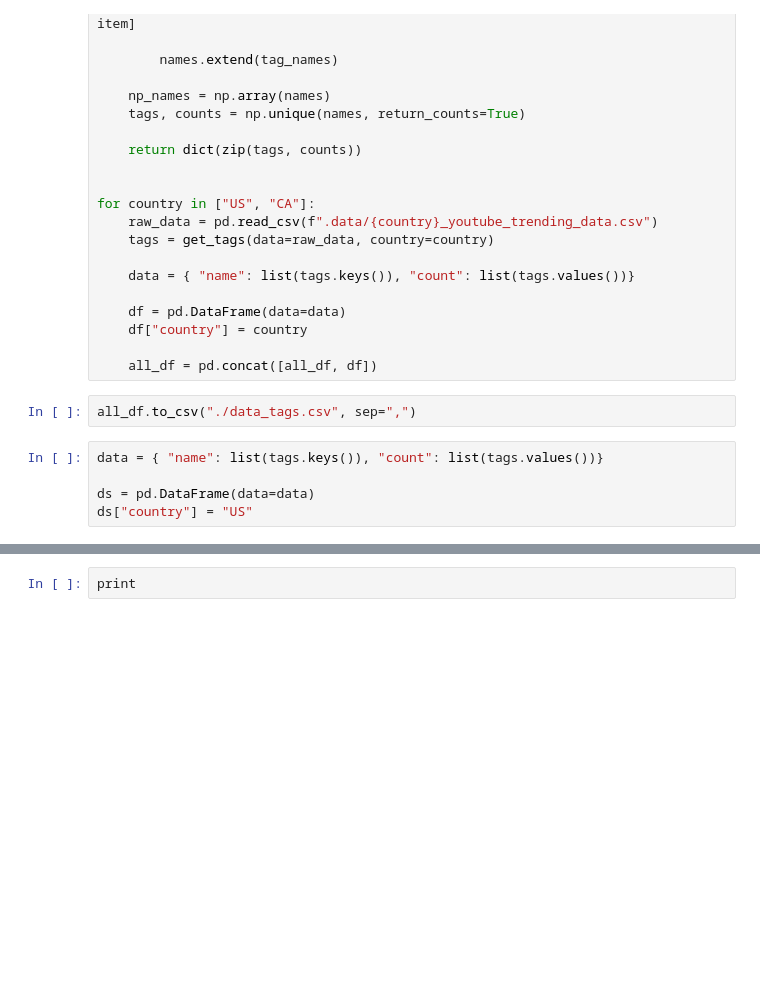
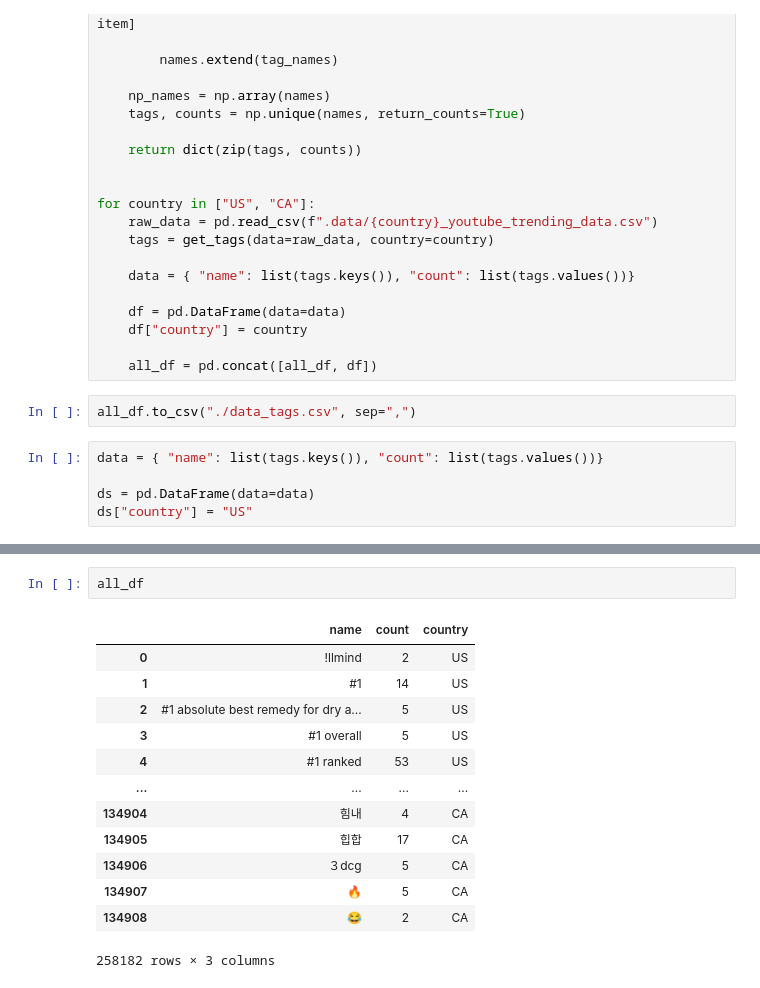
Before and after one commit to sajalshres/youtube-trends, a Jupyter notebook: etl/notebook.ipynb, the cells around one changed output, grey strips where cells are left out. Drawn from its saved outputs; the diff is of its cells as text; blank space fills up the shorter version.

```diff
--- a/etl/notebook.ipynb
+++ b/etl/notebook.ipynb
@@ -176,2 +173,16 @@ all_df.sort_values("count", ascending=False)
-# %%
-print
+# %%
+all_df
+# %% [output]
+|  | name | count | country |
+| 0 | !llmind | 2 | US |
+| 1 | #1 | 14 | US |
+| 2 | #1 absolute best remedy for dry a... | 5 | US |
+| 3 | #1 overall | 5 | US |
+| 4 | #1 ranked | 53 | US |
+| ... | ... | ... | ... |
+| 134904 | 힘내 | 4 | CA |
+| 134905 | 힙합 | 17 | CA |
+| 134906 | ３dcg | 5 | CA |
+| 134907 | 🔥 | 5 | CA |
+| 134908 | 😂 | 2 | CA |
+258182 rows × 3 columns
```
Also changed, not shown: parts of 2 cells of this notebook, 10 other files.
